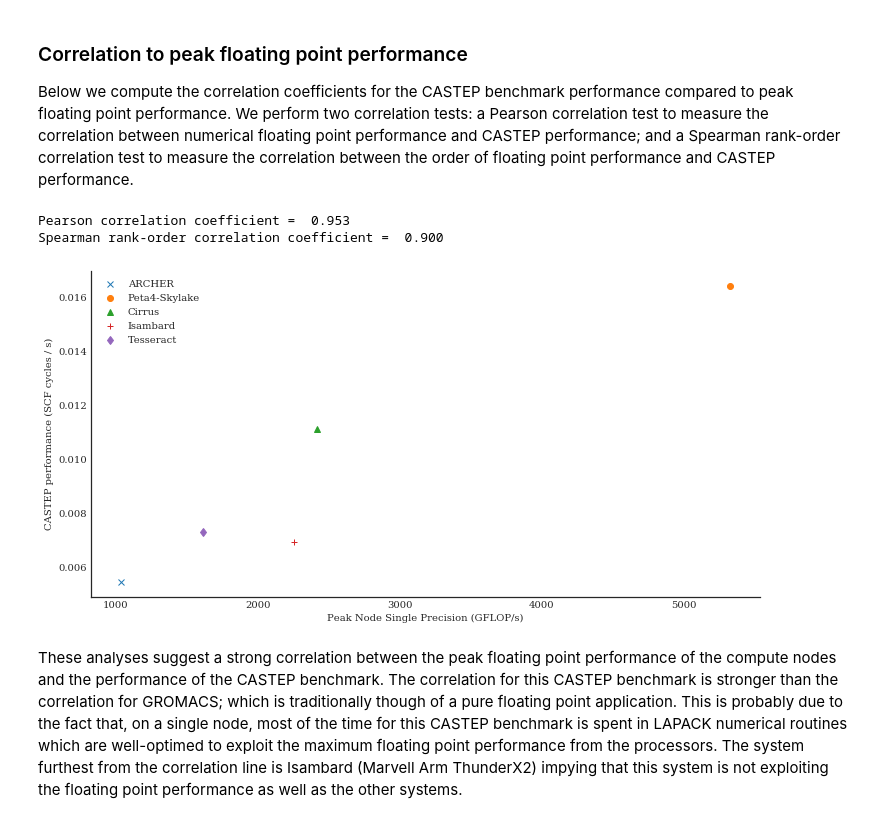
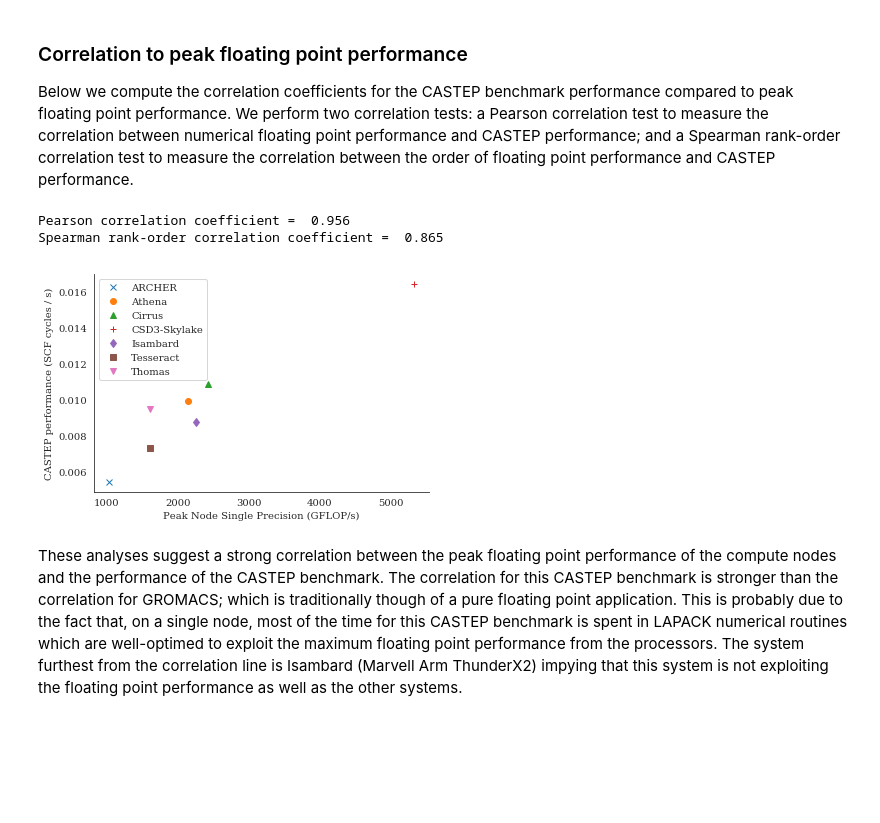
Before and after one commit to hpc-uk/archer-benchmarks, a Jupyter notebook: analysis/Single_Node_Performance_Comparison.ipynb, the cells around one changed output. Drawn from its saved outputs; the diff is of its cells as text; code cells hidden in the pictures; blank space fills up the shorter version.

```diff
--- a/analysis/Single_Node_Performance_Comparison.ipynb
+++ b/analysis/Single_Node_Performance_Comparison.ipynb
@@ -374,8 +401,8 @@ Spearman rank-order correlation coefficient =  -0.100
 # %%
 n=0
-for system in osbli_systems:
+for system in systems:
     if system in peak_bw:
-        plt.plot(channels.get(system,0.0),osbli_perf.get(system,0.0),marker_a[n],label=system)
+        plt.plot(channels.get(system,0.0),osbli_perf.get(system,0.0),marker_a[n],label=sysdetails[system]['Name'])
         n += 1
 plt.xlabel('Node Memory Channels')
 plt.ylabel('OpenSBLI performance (iter/s)')
@@ -395,13 +419,0 @@ Looking at the performance data by eye compared to the number of memory channels
-# %%
-n=0
-for system in osbli_systems[:-1]:
-    if system in peak_bw:
-        plt.plot(channels.get(system,0.0),osbli_perf.get(system,0.0),marker_a[n],label=system)
-        n += 1
-plt.xlabel('Node Memory Channels')
-plt.ylabel('OpenSBLI performance (iter/s)')
-plt.legend(loc='best')
-sns.despine()
-plt.savefig('osbli_corr_notess.png', dpi=300)
-print('Pearson correlation coefficient = ', '{:.3f}'.format(stats.pearsonr(osbli_bw_a[:-1], channels_a[:-1])[0]))
-print('Spearman rank-order correlation coefficient = ', '{:.3f}'.format(stats.spearmanr(osbli_bw_a[:-1], channels_a[:-1])[0]))
@@ -455,0 +456,14 @@ castep_perf['Tesseract'] = 1.0 / castep.getmeancycle('../apps/CASTEP/al3x3/resul
+# %%
+systems = ['ARCHER','Athena','Cirrus','CSD3-Skylake','Isambard','Tesseract','Thomas']
+castep_perf = {}
+
+for system in systems:
+    wdir = '../apps/CASTEP/al3x3/results/' + system
+    filelist = filemanip.get_filelist(wdir, 'al3x3_1node')
+    sysdict = sysdetails[system]
+    print('\n============================================================')
+    print(sysdict['Name'])
+    castep_df = pd.DataFrame(castep.create_df_list(filelist, sysdict['PCores']*sysdict['PPerNode']))
+    nodes, perf_max = castep.get_perf_stats(castep_df, 'max', writestats=True)
+    castep_perf[system] = perf_max[0]
+    print('\n============================================================')
@@ -465,7 +497,7 @@ fp_perf_a = []
 castep_bw_a = []
 peak_bw_a = []
 channels_a = []
-for system in castep_systems:
+for system in systems:
     tperf = castep_perf.get(system,0.0)
     print(formatp.format(system, tperf, tperf/aperf))
     if system in peak_fp:
@@ -491,21 +525,21 @@ Performance improvement relative to ARCHER:
 Below we compute the correlation coefficients for the CASTEP benchmark performance compared to peak floating point performance. We perform two correlation tests: a Pearson correlation test to measure the correlation between numerical floating point performance and CASTEP performance; and a Spearman rank-order correlation test to measure the correlation between the order of floating point performance and CASTEP performance.
 # %%
 n=0
-for system in castep_systems:
+for system in systems:
     if system in peak_bw:
         plt.plot(peak_fp.get(system,0.0),castep_perf.get(system,0.0),marker_a[n],label=system)
         n += 1
 plt.xlabel('Peak Node Single Precision (GFLOP/s)')
 plt.ylabel('CASTEP performance (SCF cycles / s)')
 plt.legend(loc='best')
 sns.despine()
 plt.savefig('castep_corr.png', dpi=300)
 print('Pearson correlation coefficient = ', '{:.3f}'.format(stats.pearsonr(castep_perf_a, fp_perf_a)[0]))
 print('Spearman rank-order correlation coefficient = ', '{:.3f}'.format(stats.spearmanr(castep_perf_a, fp_perf_a)[0]))
 # %% [output]
-Pearson correlation coefficient =  0.953
-Spearman rank-order correlation coefficient =  0.900
+Pearson correlation coefficient =  0.956
+Spearman rank-order correlation coefficient =  0.865
-[figure, old version]
+[figure, new version]
 # %% [markdown]
 These analyses suggest a strong correlation between the peak floating point performance of the compute nodes and the performance of the CASTEP benchmark. The correlation for this CASTEP benchmark is stronger than the correlation for GROMACS; which is traditionally though of a pure floating point application. This is probably due to the fact that, on a single node, most of the time for this CASTEP benchmark is spent in LAPACK numerical routines which are well-optimed to exploit the maximum floating point performance from the processors. The system furthest from the correlation line is Isambard (Marvell Arm ThunderX2) impying that this system is not exploiting the floating point performance as well as the other systems.
 # %% [markdown]
```
Also changed, not shown: parts of 29 cells of this notebook, 4 other files.
